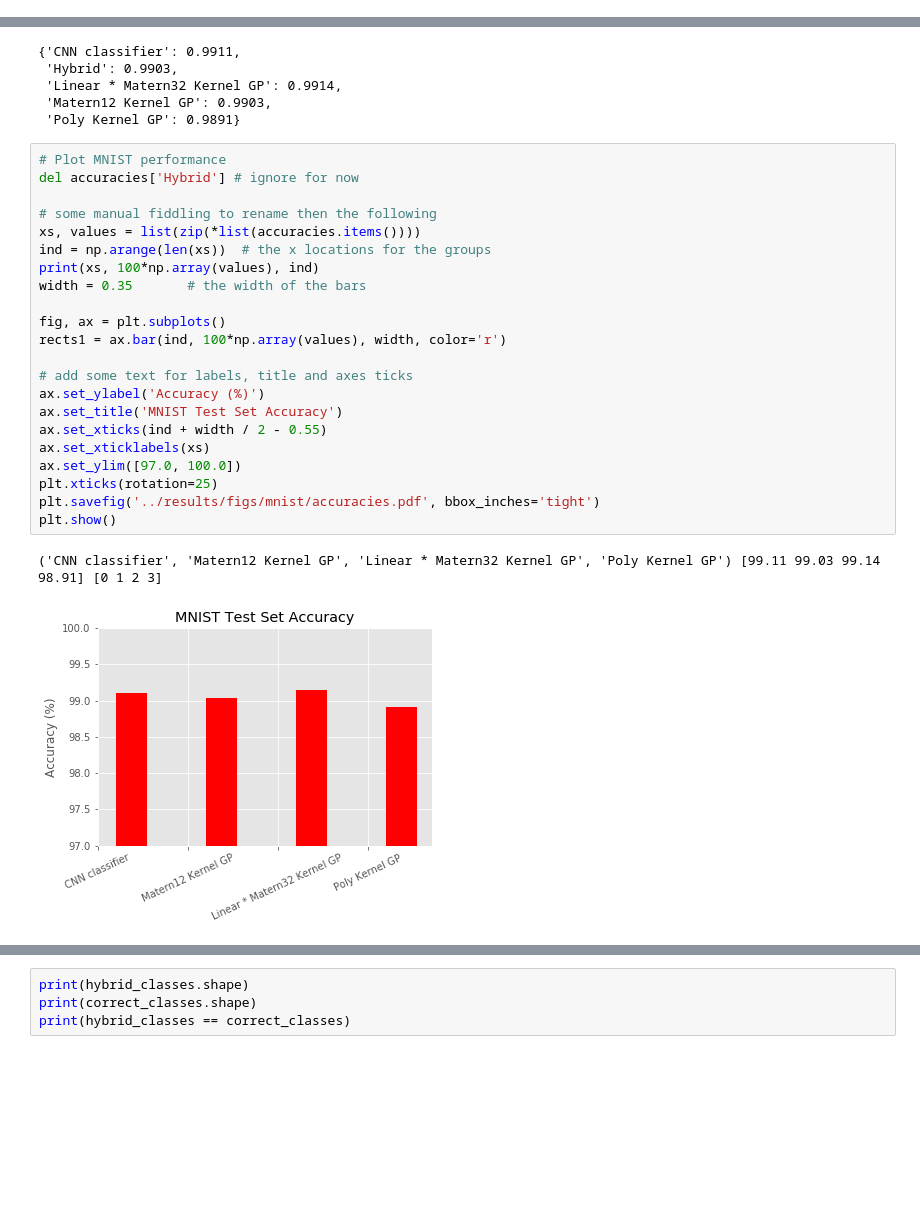
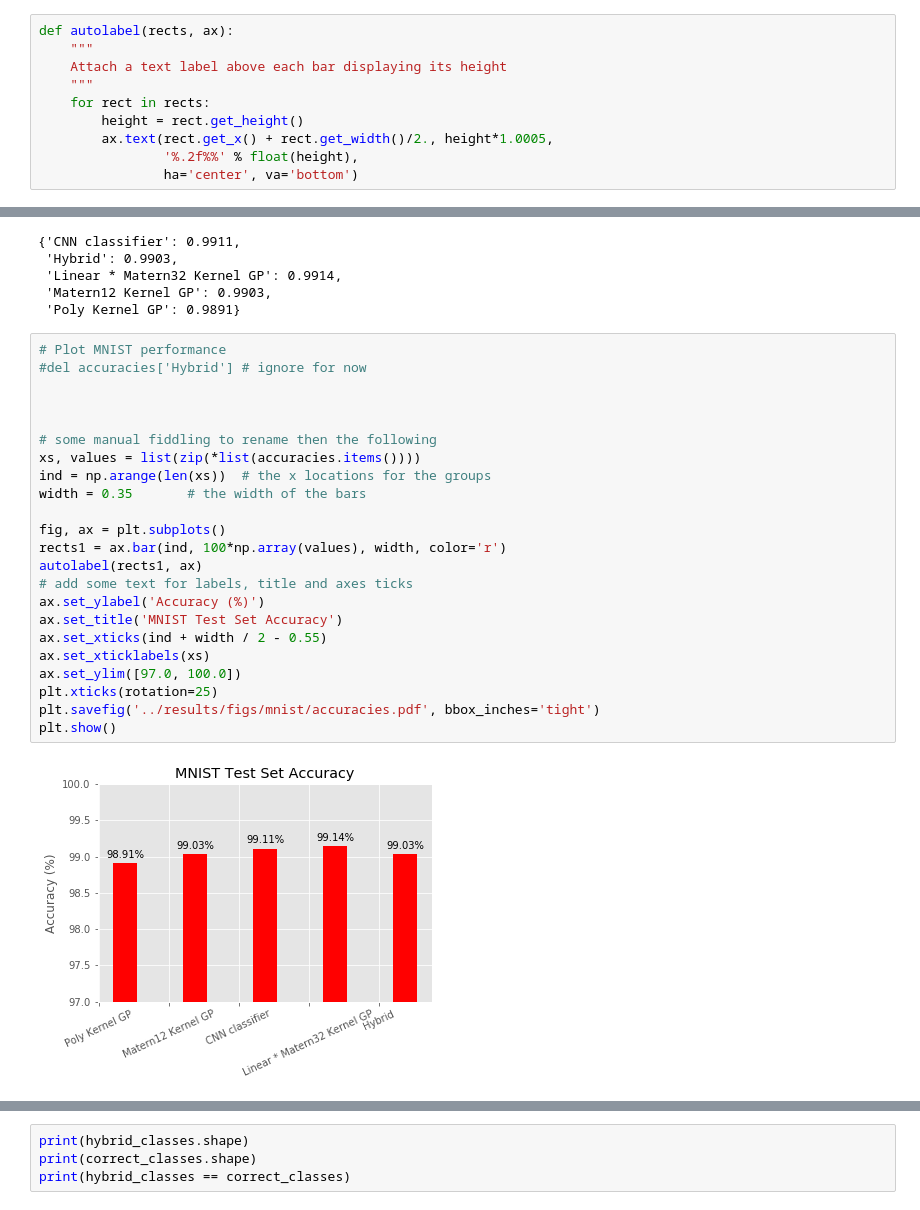
Before and after one commit to flyingsilverfin/CNN_GP_MNIST, a Jupyter notebook: src/Evaluation.ipynb, the cells around one changed output, grey strips where cells are left out. Saved outputs shown, nothing was run; the diff lists cells and outputs as text; blank space fills up the shorter version.

Commit message:
final figures and results?

```diff
--- a/src/Evaluation.ipynb
+++ b/src/Evaluation.ipynb
@@ -332,6 +331,16 @@ Number GP Correct but not CNN 15
 Number CNN Correct but not GP 23
 [figure]
 Hybrid(GP: Matern12 Kernel GP) accuracy: 0.9903
+# %%
+def autolabel(rects, ax):
+    """
+    Attach a text label above each bar displaying its height
+    """
+    for rect in rects:
+        height = rect.get_height()
+        ax.text(rect.get_x() + rect.get_width()/2., height*1.0005,
+                '%.2f%%' % float(height),
+                ha='center', va='bottom')
 # %%
 accuracies
 # %% [output]
@@ -342,26 +351,26 @@ accuracies
  'Poly Kernel GP': 0.9891}
 # %%
 # Plot MNIST performance
-del accuracies['Hybrid'] # ignore for now
+#del accuracies['Hybrid'] # ignore for now
+
+
 
 # some manual fiddling to rename then the following
 xs, values = list(zip(*list(accuracies.items())))
 ind = np.arange(len(xs))  # the x locations for the groups
-print(xs, 100*np.array(values), ind)
 width = 0.35       # the width of the bars
 
 fig, ax = plt.subplots()
 rects1 = ax.bar(ind, 100*np.array(values), width, color='r')
-
+autolabel(rects1, ax)
 # add some text for labels, title and axes ticks
 ax.set_ylabel('Accuracy (%)')
 ax.set_title('MNIST Test Set Accuracy')
 ax.set_xticks(ind + width / 2 - 0.55)
 ax.set_xticklabels(xs)
 ax.set_ylim([97.0, 100.0])
 plt.xticks(rotation=25)
 plt.savefig('../results/figs/mnist/accuracies.pdf', bbox_inches='tight')
 plt.show()
 # %% [output]
-('CNN classifier', 'Matern12 Kernel GP', 'Linear * Matern32 Kernel GP', 'Poly Kernel GP') [99.11 99.03 99.14 98.91] [0 1 2 3]
-[figure, old version]
+[figure, new version]
```
Also changed, not shown: parts of 21 cells of this notebook, 25 other files.
